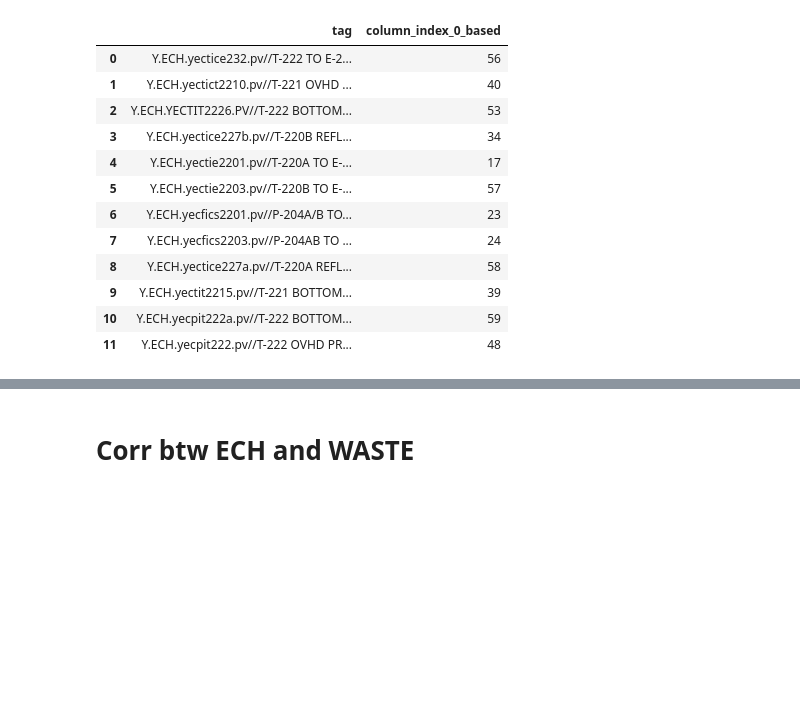
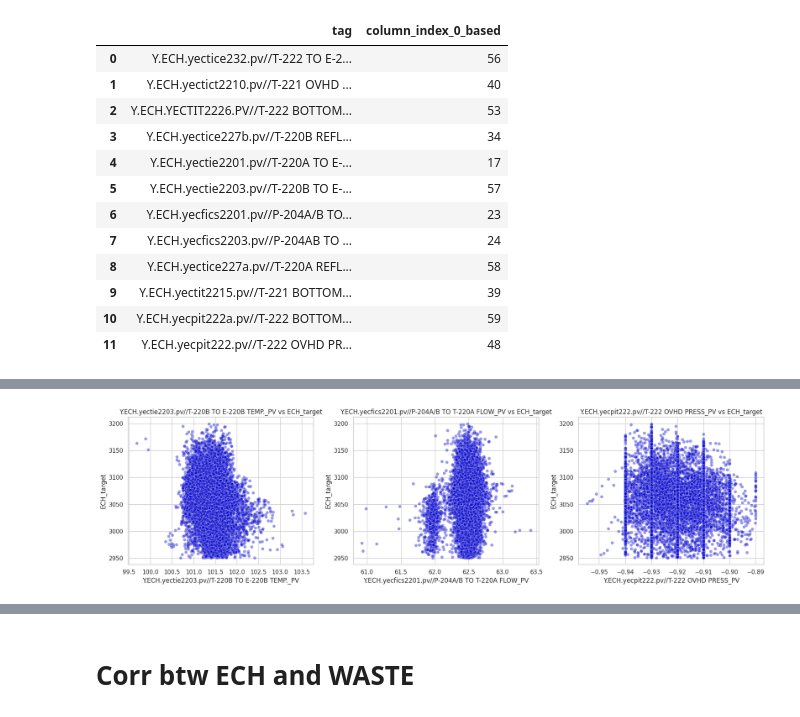
Before and after one commit to Junyoung0426/Multi-Objective-Prediction-and-Optimization-to-Increase-ECH-yield-and-Reduce-Waste-with-Chemical-D, a Jupyter notebook: EDA_chemical.ipynb, the cells around one changed output, grey strips where cells are left out. Saved outputs shown, nothing was run; the diff lists cells and outputs as text; code cells hidden in the pictures; blank space fills up the shorter version.

```diff
--- a/EDA_chemical.ipynb
+++ b/EDA_chemical.ipynb
@@ -85,0 +144,15 @@ plt.show()
+# %%
+top3_vars = corr_df['Correlation_with_ECH_target'].abs().sort_values(ascending=False).head(3).index.tolist()
+
+fig, axes = plt.subplots(1, 3, figsize=(18, 5))
+
+for i, var in enumerate(top3_vars):
+    sns.scatterplot(x=df[var], y=df['ECH_target'], ax=axes[i], alpha=0.4, color='mediumblue')
+    axes[i].set_title(f'{var} vs ECH_target')
+    axes[i].set_xlabel(var)
+    axes[i].set_ylabel('ECH_target')
+
+plt.tight_layout()
+plt.show()
+# %% [output]
+[figure, added]
```
Also changed, not shown: parts of 7 cells of this notebook, 1 other file.
